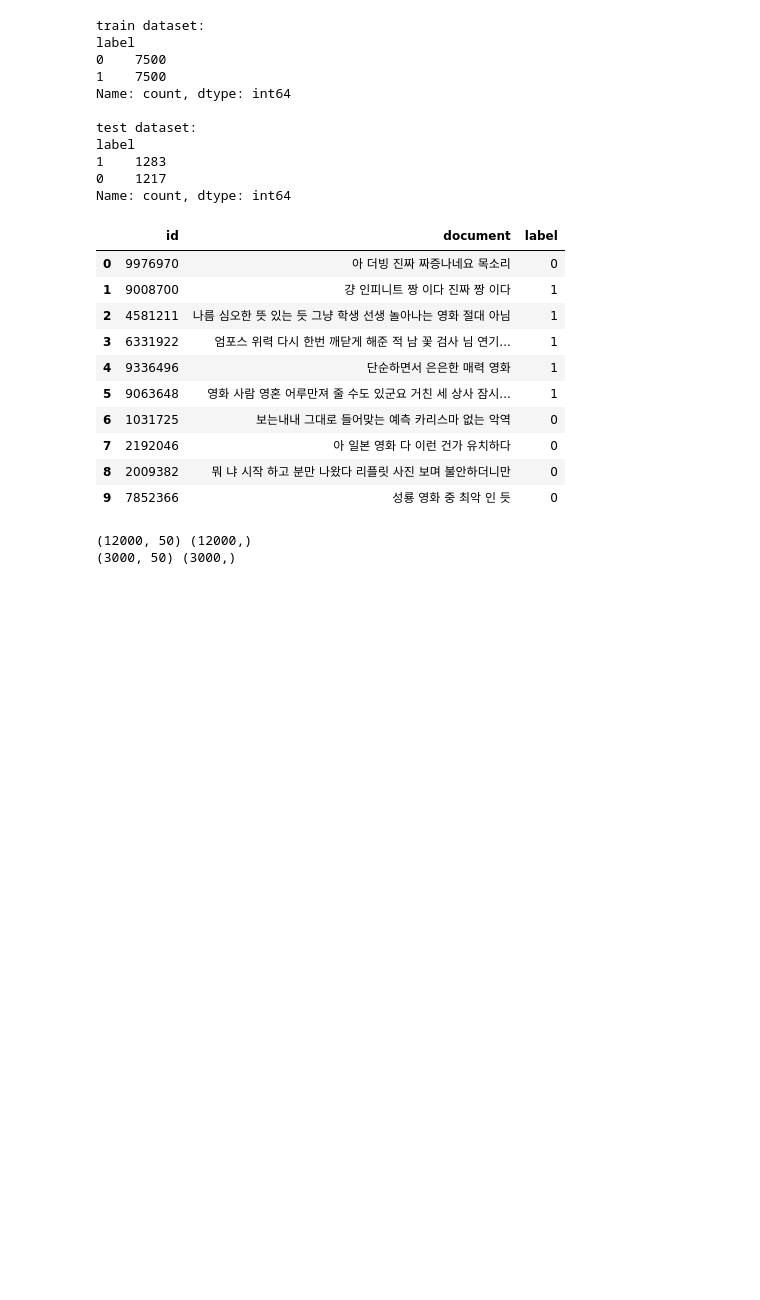
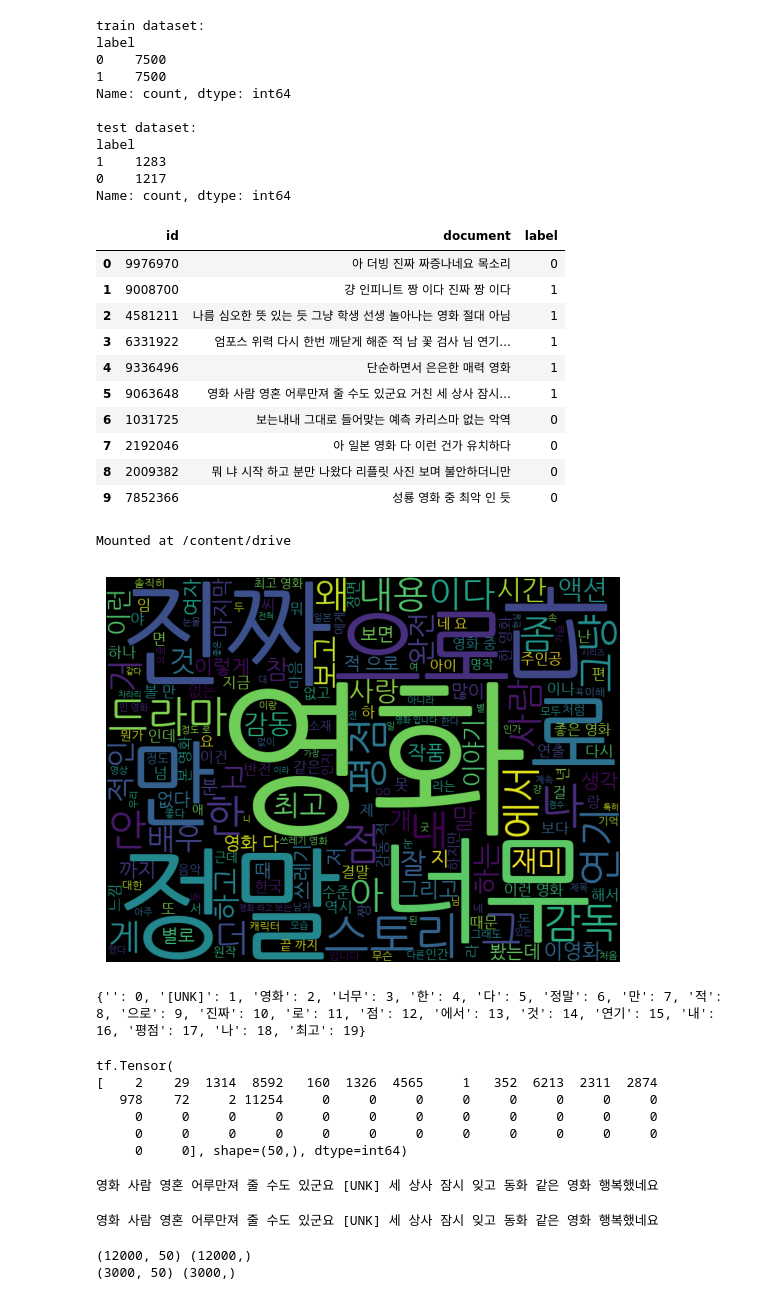
Before and after one commit to changsuk-oh/introduction-to-deep-learning, a Jupyter notebook: 8장_자연어_처리.ipynb, the cells around one changed output. Drawn from its saved outputs; the diff is of its cells as text; code cells hidden in the pictures; blank space fills up the shorter version.

```diff
--- a/8장_자연어_처리.ipynb
+++ b/8장_자연어_처리.ipynb
@@ -107,6 +96,28 @@ train_df.head(10)
 | 7 | 2192046 | 아 일본 영화 다 이런 건가 유치하다 | 0 |
 | 8 | 2009382 | 뭐 냐 시작 하고 분만 나왔다 리플릿 사진 보며 불안하더니만 | 0 |
 | 9 | 7852366 | 성룡 영화 중 최악 인 듯 | 0 |
+# %%
+# 한글 폰트를 사용하기 위해 구글 드라이브 마운트
+from google.colab import drive
+drive.mount('/content/drive')
+# %% [output]
+Mounted at /content/drive
+# %%
+# 워드 클라우드 시각화
+from wordcloud import WordCloud
+
+font_path = '/content/drive/MyDrive/Colab Notebooks/NanumFont/NanumGothic.ttf'
+
+cloud = WordCloud(font_path=font_path, width=800, height=600)\
+    .generate(" ".join(train_df['document']))
+
+plt.figure(figsize=(10, 5))
+plt.imshow(cloud)
+plt.axis('off')
+
+plt.show()
+# %% [output]
+[figure, added]
 # %%
 # 텍스트 벡터화
 vocab_size = 20000   # 어휘 사전 크기
@@ -124,3 +133,39 @@ train_ds = vectorizer(train_df["document"])   # 텍스트 벡터화
+# %%
+# 단어 인덱싱 확인
+vocab = [str(w) for w in vectorizer.get_vocabulary()]
+word_indexing = dict(zip(vocab, range(len(vocab))))
+
+print(dict(list(word_indexing.items())[:20]))   # 단어 인덱싱 20개 출력
+# %% [output]
+{'': 0, '[UNK]': 1, '영화': 2, '너무': 3, '한': 4, '다': 5, '정말': 6, '만': 7, '적': 8, '으로': 9, '진짜': 10, '로': 11, '점': 12, '에서': 13, '것': 14, '연기': 15, '내': 16, '평점': 17, '나': 18, '최고': 19}
+# %%
+# 텍스트 벡터화 확인
+train_ds = vectorizer(train_df["document"])
+
+print(train_ds[5])
+# %% [output]
+tf.Tensor(
+[    2    29  1314  8592   160  1326  4565     1   352  6213  2311  2874
+   978    72     2 11254     0     0     0     0     0     0     0     0
+     0     0     0     0     0     0     0     0     0     0     0     0
+     0     0     0     0     0     0     0     0     0     0     0     0
+     0     0], shape=(50,), dtype=int64)
+# %%
+# 원래의 텍스트 확인
+original_text = ' '.join(
+    vectorizer.get_vocabulary()[i] for i in train_ds[5].numpy())
+
+print(original_text)
+# %% [output]
+영화 사람 영혼 어루만져 줄 수도 있군요 [UNK] 세 상사 잠시 잊고 동화 같은 영화 행복했네요
+# %%
+# 원래의 텍스트 확인
+original_text = ' '.join(
+    vectorizer.get_vocabulary()[i] for i in train_ds[5].numpy())
+
+print(original_text)
+# %% [output]
+영화 사람 영혼 어루만져 줄 수도 있군요 [UNK] 세 상사 잠시 잊고 동화 같은 영화 행복했네요
 # %%
 # 학습/검증 데이터 분할
 train_size = int(0.8 * len(train_ds))
```
Also changed, not shown: parts of 23 cells of this notebook, 1 other file.
